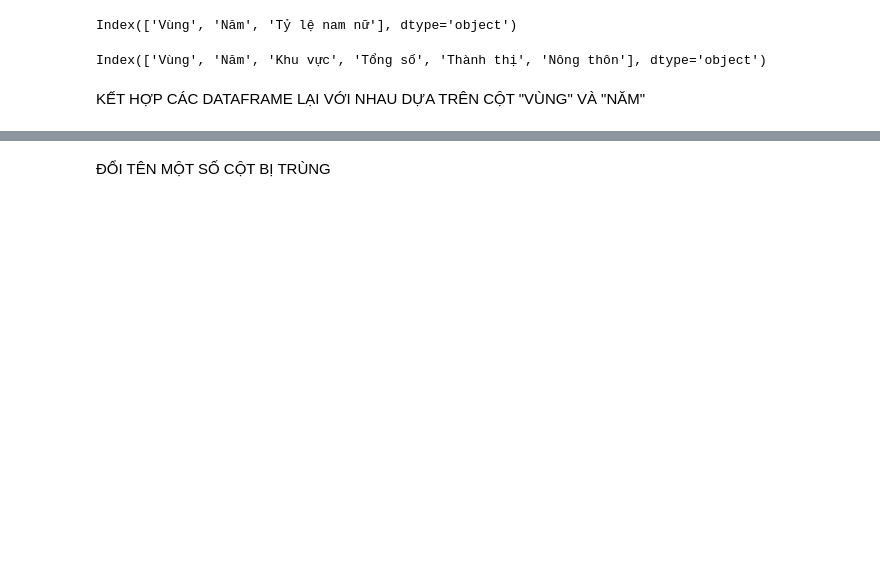
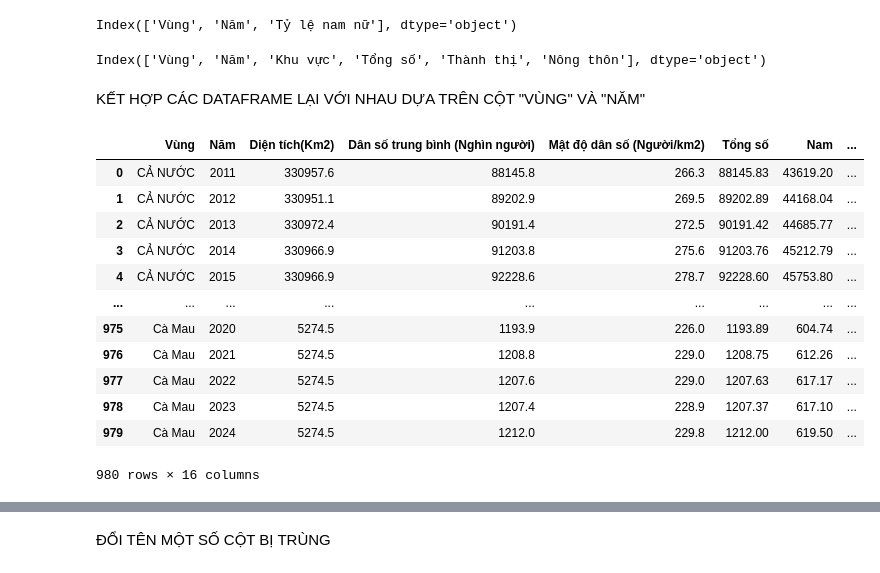
Before and after one commit to KhoiNguyen0000/Final, a Jupyter notebook: 01_Data_concated.ipynb, the cells around one changed output, grey strips where cells are left out. Drawn from its saved outputs; the diff is of its cells as text; code cells hidden in the pictures; blank space fills up the shorter version.

Commit message:
modify 00 and 01, adding Vietnamese_text normalize

```diff
--- a/01_Data_concated.ipynb
+++ b/01_Data_concated.ipynb
@@ -4,7 +4,7 @@ import numpy as np
 # %% [markdown]
 TRUYỀN DỮ LIỆU VÀO PANDAS
 # %%
-file_path = [r'Datasets/Raw_data/Area_population_population_density.xlsx',
+file_path = [r'Datasets/Raw_data/Area_population_density.xlsx',
              r'Datasets/Raw_data/Average_population_by_sex_urban_rural_residence.xlsx',
              r'Datasets/Raw_data/Crude_birth_death_rate_natural_growth_rate_locality.xlsx',
              r'Datasets/Raw_data/Immigration_emigration_net_migration_rates_locality.xlsx',
@@ -12,9 +12,9 @@ file_path = [r'Datasets/Raw_data/Area_population_population_density.xlsx',
              r'Datasets/Raw_data/Unemployed_data.xlsx']
 
 
-df1 = pd.read_excel(file_path[0])
-df2 = pd.read_excel(file_path[1])
-df3 = pd.read_excel(file_path[2])
-df4 = pd.read_excel(file_path[3])
-df5 = pd.read_excel(file_path[4])
-df6 = pd.read_excel(file_path[5])
+df1 = pd.read_excel(file_path[0],engine='openpyxl')
+df2 = pd.read_excel(file_path[1],engine='openpyxl')
+df3 = pd.read_excel(file_path[2],engine='openpyxl')
+df4 = pd.read_excel(file_path[3],engine='openpyxl')
+df5 = pd.read_excel(file_path[4],engine='openpyxl')
+df6 = pd.read_excel(file_path[5],engine='openpyxl')
@@ -20,0 +23,7 @@ df6 = pd.read_excel(file_path[5])
+# %%
+df1 = df1.ffill()
+df2 = df2.ffill()
+df3 = df3.ffill()
+df4 = df4.ffill()
+df5 = df5.ffill()
+df6 = df6.ffill()
@@ -21,3 +34,10 @@ df6 = pd.read_excel(file_path[5])
+# %%
+df1 = normalize_vi_df(df1)
+df2 = normalize_vi_df(df2)
+df3 = normalize_vi_df(df3)
+df4 = normalize_vi_df(df4)
+df5 = normalize_vi_df(df5)
+df6 = normalize_vi_df(df6)
 # %% [markdown]
 CÁC CỘT CỦA CÁC DATAFRAME
 # %%
@@ -55,8 +75,8 @@ Index(['Vùng', 'Năm', 'Khu vực', 'Tổng số', 'Thành thị', 'Nông thôn
 # %% [markdown]
 KẾT HỢP CÁC DATAFRAME LẠI VỚI NHAU DỰA TRÊN CỘT "VÙNG" VÀ "NĂM"
 # %%
-data12 = pd.merge(df1,df2, on=['Vùng','Năm'])
-data34 = pd.merge(df3,df4, on=['Vùng','Năm'])
-data56 = pd.merge(df5,df6, on=['Vùng','Năm'])
+data12 = normalize_vi_df(pd.merge(df1,df2, on=['Vùng','Năm']))
+data34 = normalize_vi_df(pd.merge(df3,df4, on=['Vùng','Năm']))
+data56 = normalize_vi_df(pd.merge(df5,df6, on=['Vùng','Năm']))
 # %%
 semi_data = pd.merge(data12,data34, on=['Vùng','Năm'])
@@ -63,0 +83,16 @@ full_data = pd.merge(semi_data,data56, on=['Vùng','Năm'])
+# %%
+semi_data
+# %% [output]
+|  | Vùng | Năm | Diện tích(Km2) | Dân số trung bình (Nghìn người) | Mật độ dân số (Người/km2) | Tổng số | Nam | ... |
+| 0 | CẢ NƯỚC | 2011 | 330957.6 | 88145.8 | 266.3 | 88145.83 | 43619.20 | ... |
+| 1 | CẢ NƯỚC | 2012 | 330951.1 | 89202.9 | 269.5 | 89202.89 | 44168.04 | ... |
+| 2 | CẢ NƯỚC | 2013 | 330972.4 | 90191.4 | 272.5 | 90191.42 | 44685.77 | ... |
+| 3 | CẢ NƯỚC | 2014 | 330966.9 | 91203.8 | 275.6 | 91203.76 | 45212.79 | ... |
+| 4 | CẢ NƯỚC | 2015 | 330966.9 | 92228.6 | 278.7 | 92228.60 | 45753.80 | ... |
+| ... | ... | ... | ... | ... | ... | ... | ... | ... |
+| 975 | Cà Mau | 2020 | 5274.5 | 1193.9 | 226.0 | 1193.89 | 604.74 | ... |
+| 976 | Cà Mau | 2021 | 5274.5 | 1208.8 | 229.0 | 1208.75 | 612.26 | ... |
+| 977 | Cà Mau | 2022 | 5274.5 | 1207.6 | 229.0 | 1207.63 | 617.17 | ... |
+| 978 | Cà Mau | 2023 | 5274.5 | 1207.4 | 228.9 | 1207.37 | 617.10 | ... |
+| 979 | Cà Mau | 2024 | 5274.5 | 1212.0 | 229.8 | 1212.00 | 619.50 | ... |
+980 rows × 16 columns
```
Also changed, not shown: parts of 10 cells of this notebook, 24 other files.
